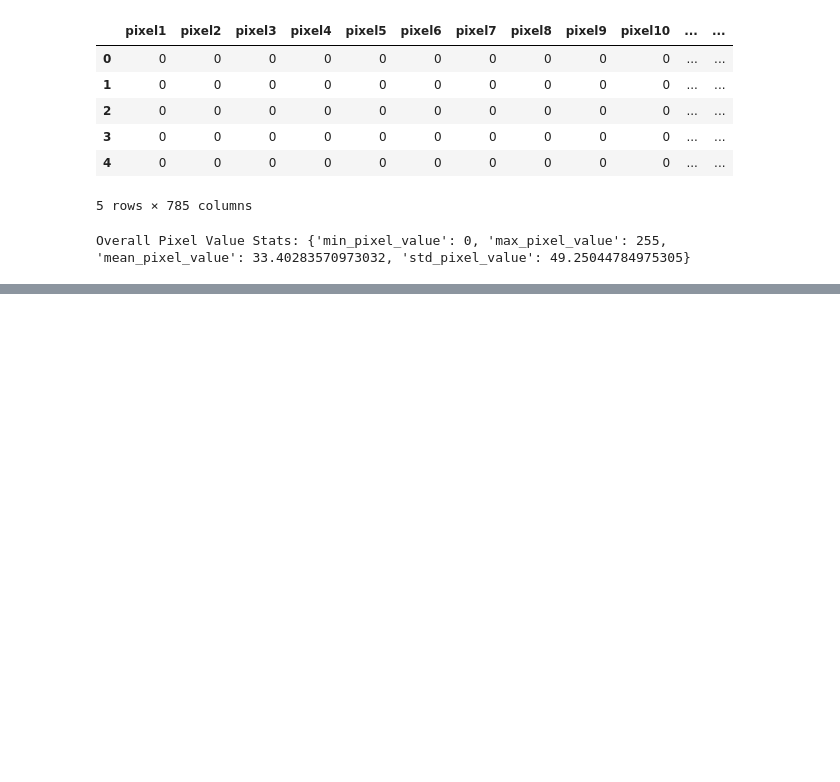
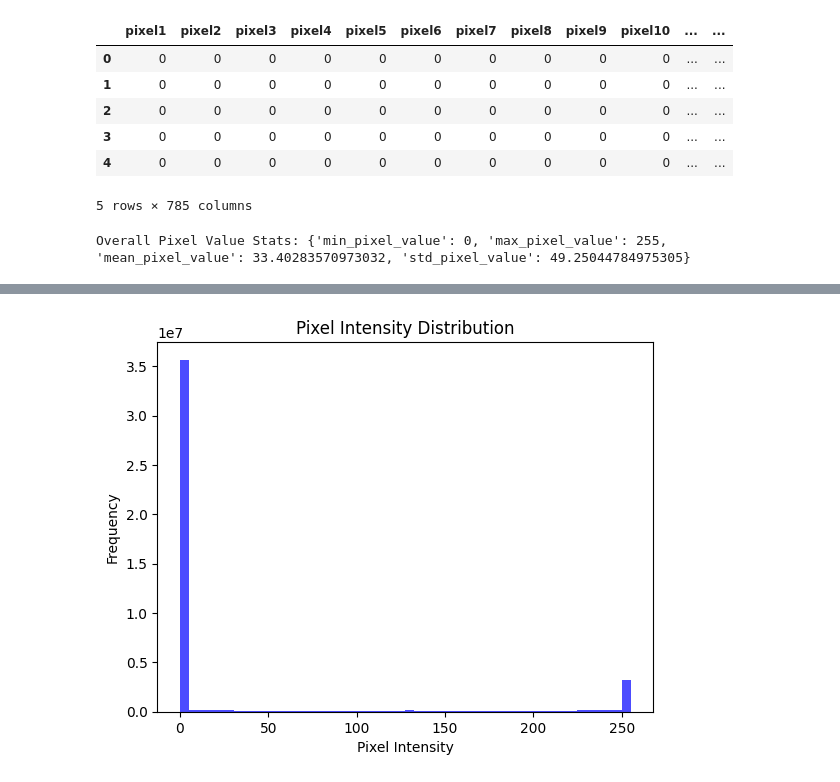
Before and after one commit to gaurangdave/mnist_digits_recognition, a Jupyter notebook: notebooks/01_explore_data.ipynb, the cells around one changed output, grey strips where cells are left out. Saved outputs shown, nothing was run; the diff lists cells and outputs as text; code cells hidden in the pictures; blank space fills up the shorter version.

```diff
--- a/notebooks/01_explore_data.ipynb
+++ b/notebooks/01_explore_data.ipynb
@@ -261,0 +272,12 @@ for digit in range(10):
+# %%
+# Flatten the pixel values into a 1D array
+pixel_values = mnist_train_set.iloc[:, :-1].values.flatten()
+
+# Plot the histogram
+plt.hist(pixel_values, bins=50, color="blue", alpha=0.7)
+plt.title("Pixel Intensity Distribution")
+plt.xlabel("Pixel Intensity")
+plt.ylabel("Frequency")
+plt.show()
+# %% [output]
+[figure, added]
```
Also changed, not shown: parts of 14 cells of this notebook.
